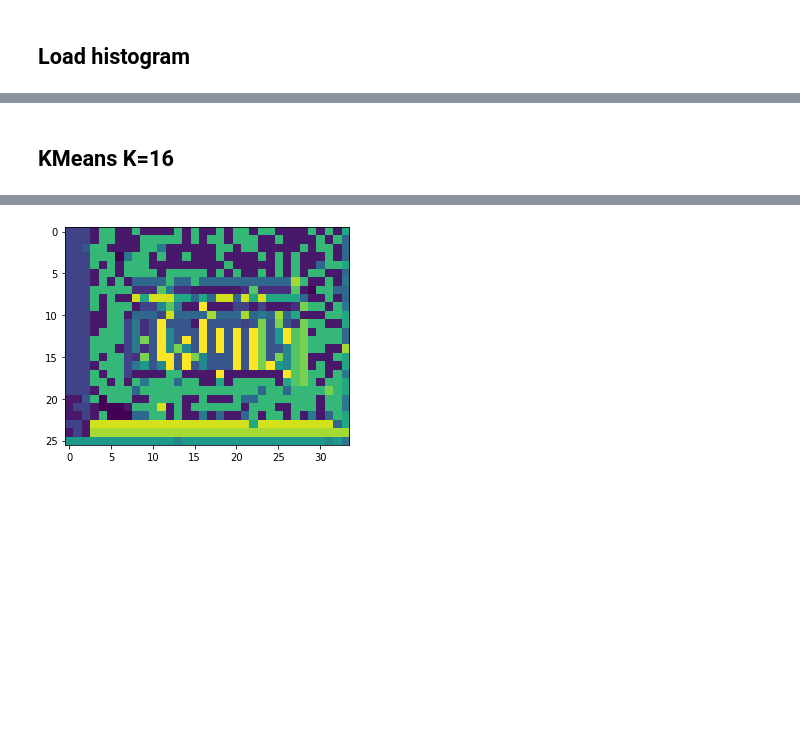
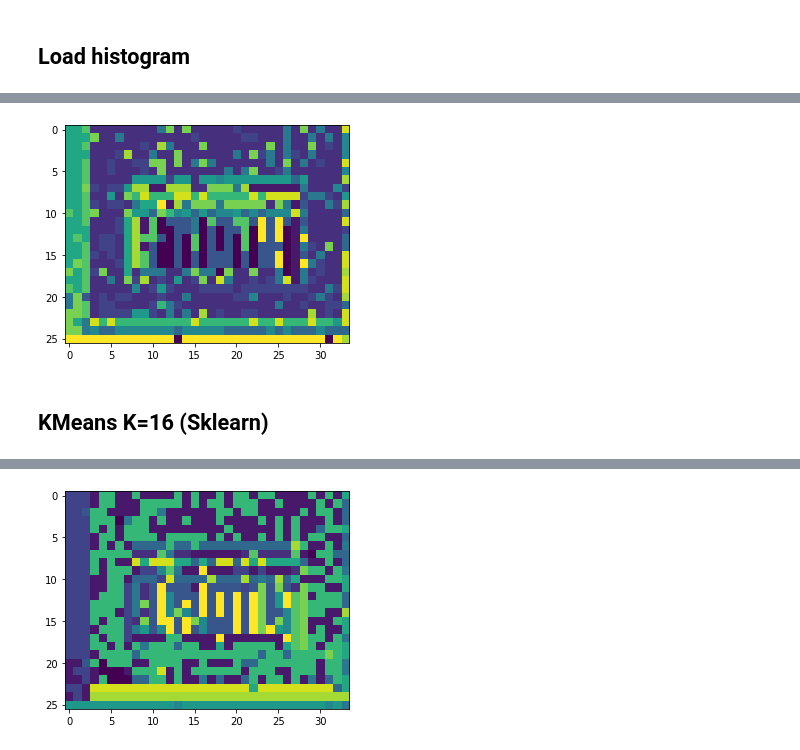
Before and after one commit to DatUser/sequential-gpu, a Jupyter notebook: src/Patch clustering and Patch classification.ipynb, the cells around one changed output, grey strips where cells are left out. Saved outputs shown, nothing was run; the diff lists cells and outputs as text; code cells hidden in the pictures; blank space fills up the shorter version.

```diff
--- a/src/Patch clustering and Patch classification.ipynb
+++ b/src/Patch clustering and Patch classification.ipynb
@@ -50,3 +63,8 @@ histogram = np.array(histogram)
+# %%
+plt.imshow(kmeans_res)
+plt.show()
+# %% [output]
+[figure, added]
 # %% [markdown]
-## KMeans K=16
+## KMeans K=16 (Sklearn)
 # %%
```
Also changed, not shown: parts of 8 cells of this notebook, 5 other files.
